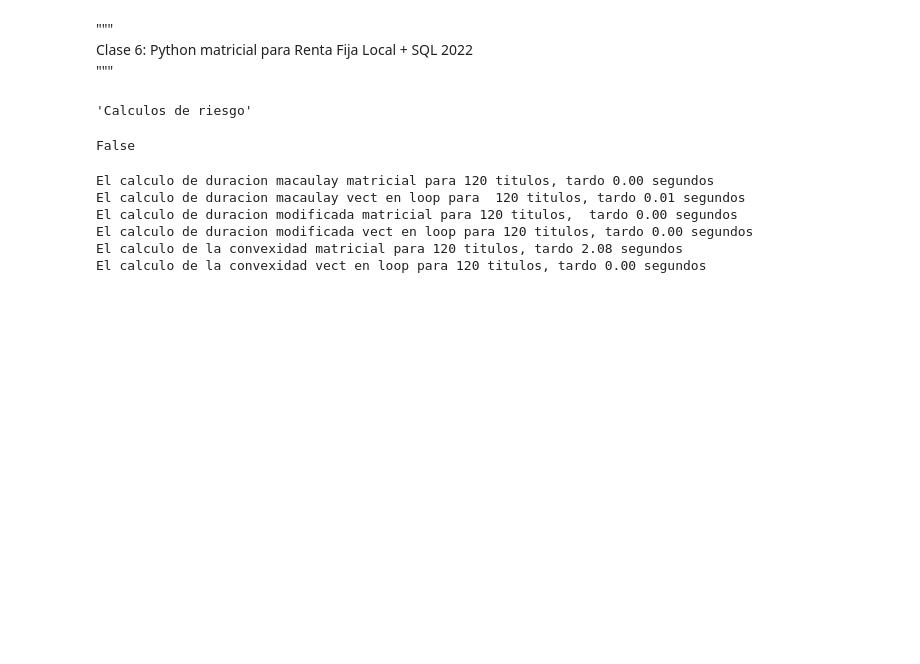
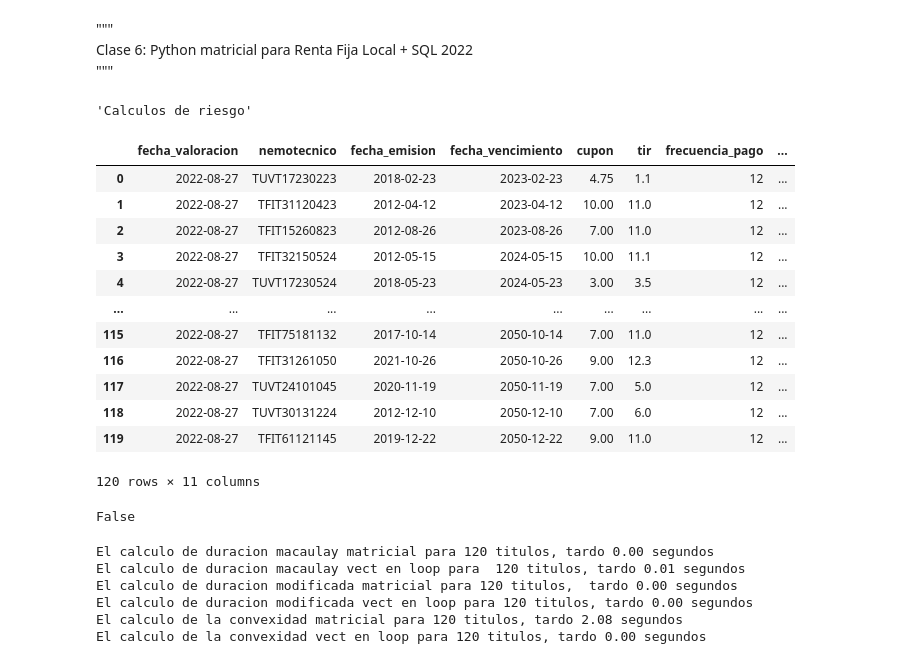
Before and after one commit to edwinriospzn/RentfijT02, a Jupyter notebook: Clase_6/Clase_6_NB.ipynb, the cells around one changed output. Drawn from its saved outputs; the diff is of its cells as text; code cells hidden in the pictures; blank space fills up the shorter version.

```diff
--- a/Clase_6/Clase_6_NB.ipynb
+++ b/Clase_6/Clase_6_NB.ipynb
@@ -314,6 +314,22 @@ ini_date = tes_faciales.fecha_emision
 fin_date = tes_faciales.fecha_vencimiento
 cpn =  tes_faciales.cupon
 discount_rates = tes_faciales.tir
+# %%
+tes_faciales
+# %% [output]
+|  | fecha_valoracion | nemotecnico | fecha_emision | fecha_vencimiento | cupon | tir | frecuencia_pago | ... |
+| 0 | 2022-08-27 | TUVT17230223 | 2018-02-23 | 2023-02-23 | 4.75 | 1.1 | 12 | ... |
+| 1 | 2022-08-27 | TFIT31120423 | 2012-04-12 | 2023-04-12 | 10.00 | 11.0 | 12 | ... |
+| 2 | 2022-08-27 | TFIT15260823 | 2012-08-26 | 2023-08-26 | 7.00 | 11.0 | 12 | ... |
+| 3 | 2022-08-27 | TFIT32150524 | 2012-05-15 | 2024-05-15 | 10.00 | 11.1 | 12 | ... |
+| 4 | 2022-08-27 | TUVT17230524 | 2018-05-23 | 2024-05-23 | 3.00 | 3.5 | 12 | ... |
+| ... | ... | ... | ... | ... | ... | ... | ... | ... |
+| 115 | 2022-08-27 | TFIT75181132 | 2017-10-14 | 2050-10-14 | 7.00 | 11.0 | 12 | ... |
+| 116 | 2022-08-27 | TFIT31261050 | 2021-10-26 | 2050-10-26 | 9.00 | 12.3 | 12 | ... |
+| 117 | 2022-08-27 | TUVT24101045 | 2020-11-19 | 2050-11-19 | 7.00 | 5.0 | 12 | ... |
+| 118 | 2022-08-27 | TUVT30131224 | 2012-12-10 | 2050-12-10 | 7.00 | 6.0 | 12 | ... |
+| 119 | 2022-08-27 | TFIT61121145 | 2019-12-22 | 2050-12-22 | 9.00 | 11.0 | 12 | ... |
+120 rows × 11 columns
 # %%
 
 ### titulos
```
Also changed, not shown: 2 other files.
